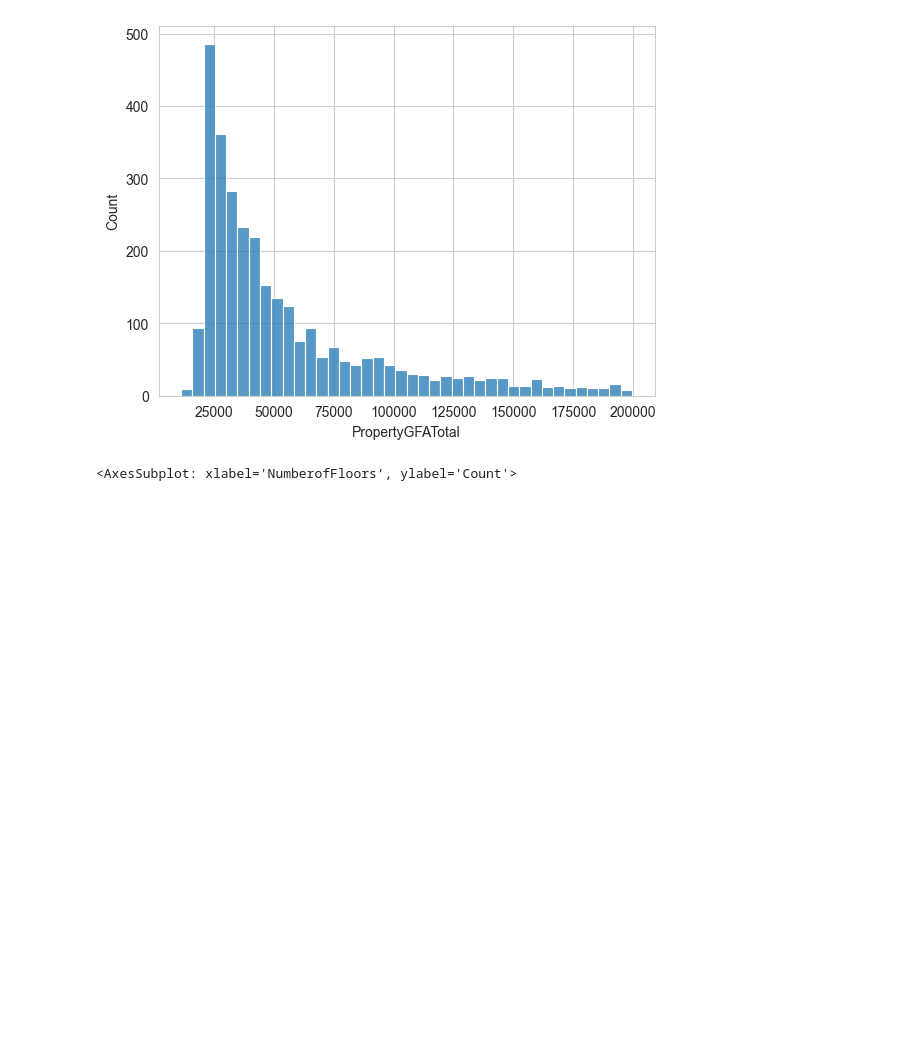
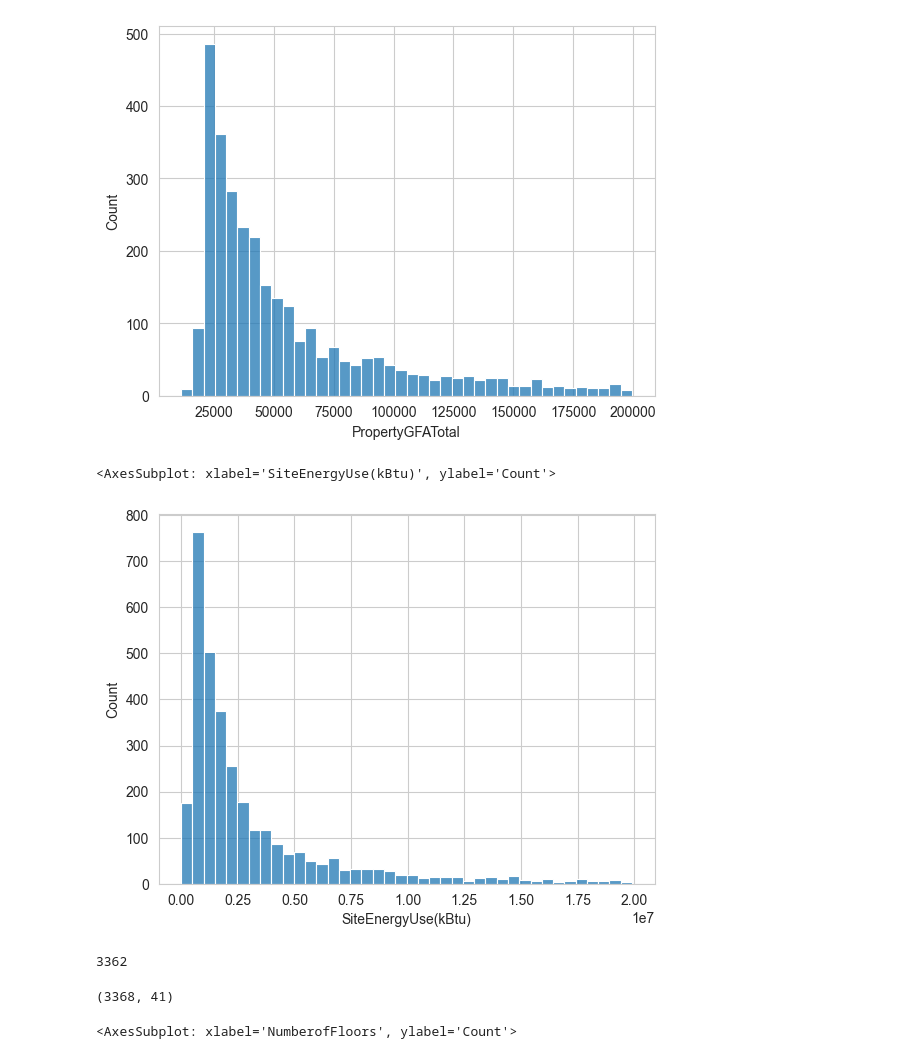
Before and after one commit to Florian-BOUDON/Projet-4, a Jupyter notebook: notebooks/Notebook_P4.ipynb, the cells around one changed output. Drawn from its saved outputs; the diff is of its cells as text; code cells hidden in the pictures; blank space fills up the shorter version.

```diff
--- a/notebooks/Notebook_P4.ipynb
+++ b/notebooks/Notebook_P4.ipynb
@@ -169,6 +165,19 @@ df[df['PropertyGFATotal']<200_000].shape
 # %% [output]
 (3035, 42)
 [figure]
+# %%
+sns.histplot(data=df[df["SiteEnergyUse(kBtu)"]<20_000_000],x="SiteEnergyUse(kBtu)",bins=40)
+# %% [output]
+<AxesSubplot: xlabel='SiteEnergyUse(kBtu)', ylabel='Count'>
+[figure, added]
+# %%
+len(df[df["SiteEnergyUse(kBtu)"]<250_000_000])
+# %% [output]
+3362
+# %%
+df.shape
+# %% [output]
+(3368, 41)
 # %%
 sns.histplot(data=df[df["NumberofFloors"]<40],x="NumberofFloors")
 # %% [output]
```
Also changed, not shown: parts of 40 cells of this notebook.
